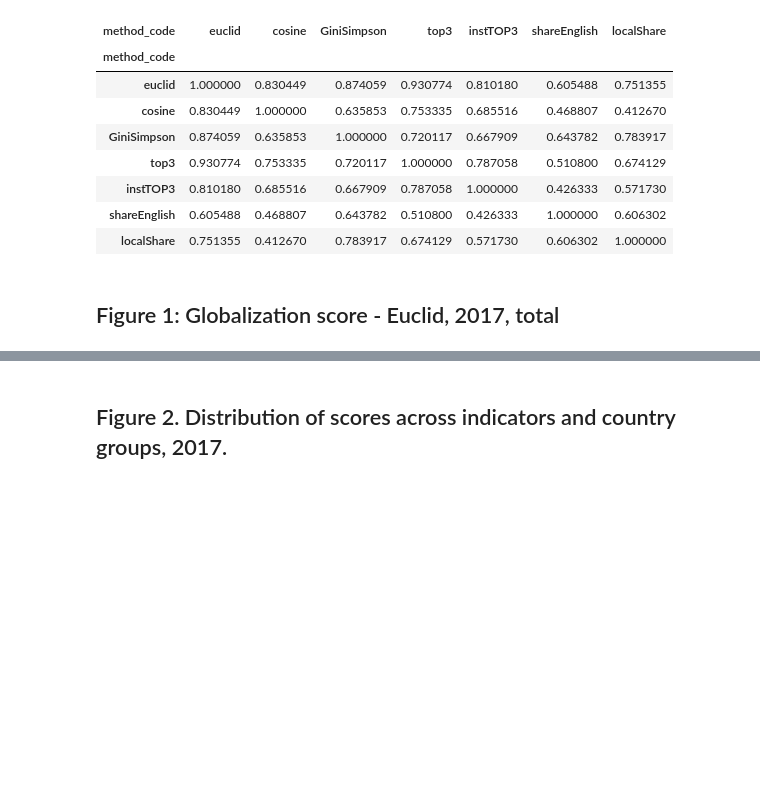
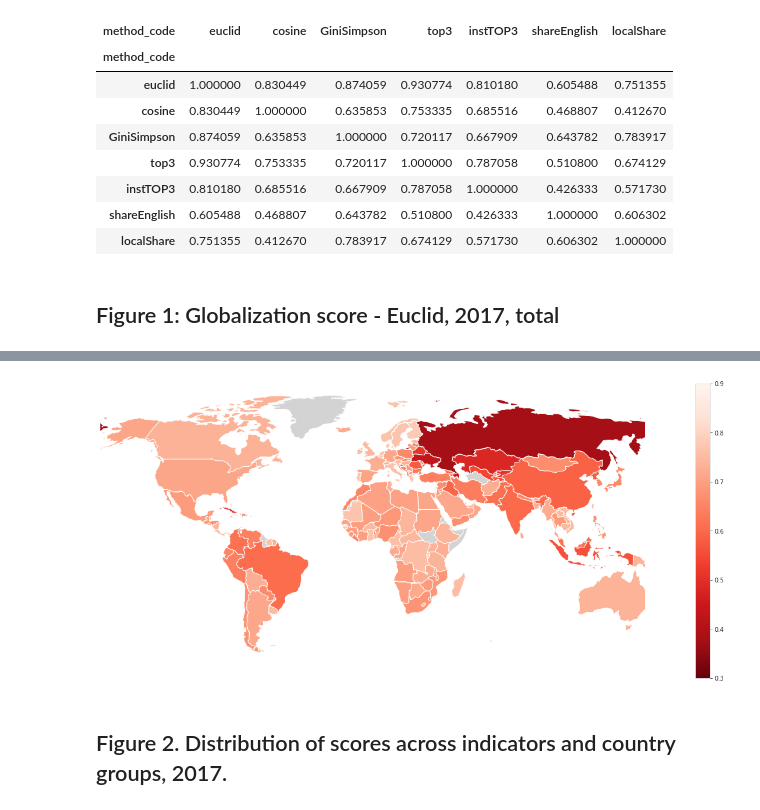
Before and after one commit to vitekzkytek/GlobalizationPaper, a Jupyter notebook: Phase5_Paper/PaperResults.ipynb, the cells around one changed output, grey strips where cells are left out. Cells and saved outputs as stored; diff of their text form; code cells hidden in the pictures; blank space fills up the shorter version.

Commit message:
changing map projection

```diff
--- a/Phase5_Paper/PaperResults.ipynb
+++ b/Phase5_Paper/PaperResults.ipynb
@@ -75,3 +77,12 @@ plt.savefig('figs/fig1.pdf')
+# %%
+norm = matplotlib.colors.Normalize(vmin=.3, vmax=.9)
+projection = geoplot.crs.EckertIII()
+ax = geoplot.polyplot(world,projection=projection,edgecolor='white',facecolor='lightgray',figsize=(30,9))
+
+ax = geoplot.choropleth(world[world.value.notna()],projection=projection,hue='value',cmap='Reds_r',edgecolor='white', norm=norm,legend=True,ax=ax)
+plt.savefig('figs/fig1.pdf')
+# %% [output]
+[figure, added]
 # %% [markdown]
 ## Figure 2. Distribution of scores across indicators and country groups, 2017.
 # %%
```
Also changed, not shown: parts of 3 cells of this notebook, 1 other file.
